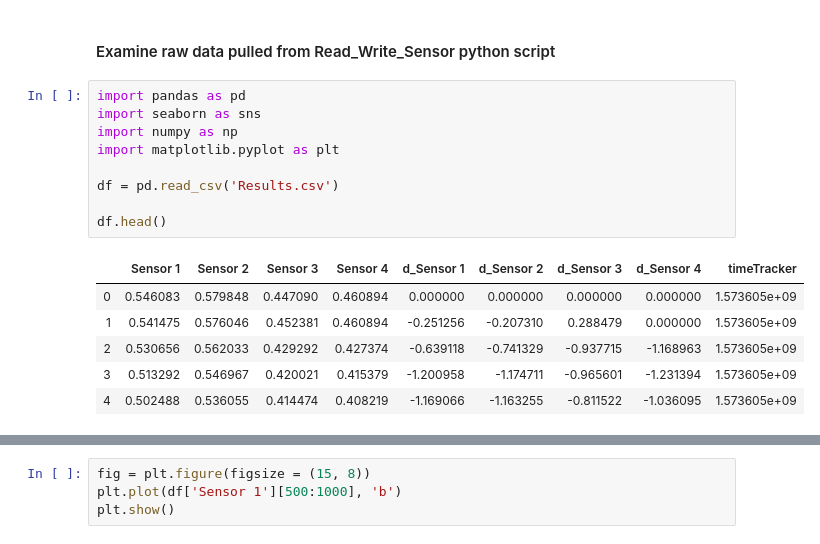
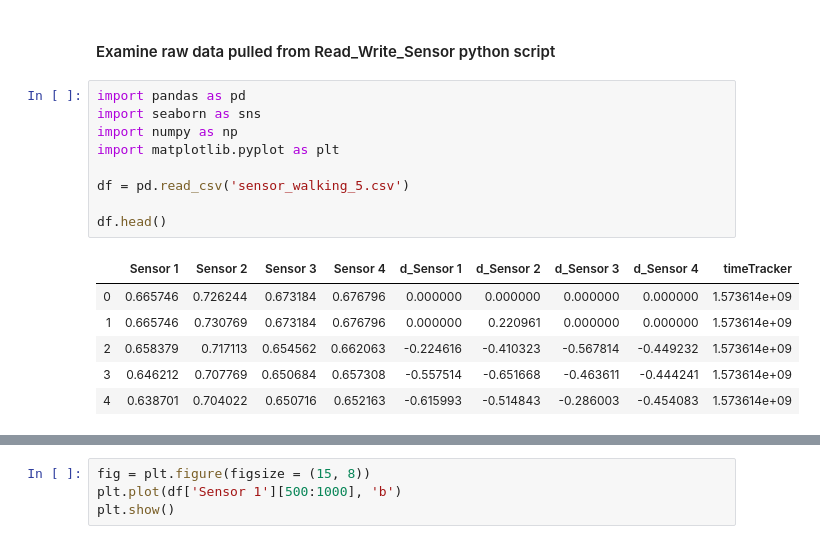
Before and after one commit to msfurr/coral_host, a Jupyter notebook: Jupyter_Notebooks/RawDataEDA.ipynb, the cells around one changed output, grey strips where cells are left out. Cells and saved outputs as stored; diff of their text form.

```diff
--- a/Jupyter_Notebooks/RawDataEDA.ipynb
+++ b/Jupyter_Notebooks/RawDataEDA.ipynb
@@ -3,19 +3,19 @@
 # %%
 import pandas as pd
 import seaborn as sns
 import numpy as np
 import matplotlib.pyplot as plt
 
-df = pd.read_csv('Results.csv')
+df = pd.read_csv('sensor_walking_5.csv')
 
 df.head()
 # %% [output]
 |  | Sensor 1 | Sensor 2 | Sensor 3 | Sensor 4 | d_Sensor 1 | d_Sensor 2 | d_Sensor 3 | d_Sensor 4 | timeTracker |
-| 0 | 0.546083 | 0.579848 | 0.447090 | 0.460894 | 0.000000 | 0.000000 | 0.000000 | 0.000000 | 1.573605e+09 |
-| 1 | 0.541475 | 0.576046 | 0.452381 | 0.460894 | -0.251256 | -0.207310 | 0.288479 | 0.000000 | 1.573605e+09 |
-| 2 | 0.530656 | 0.562033 | 0.429292 | 0.427374 | -0.639118 | -0.741329 | -0.937715 | -1.168963 | 1.573605e+09 |
-| 3 | 0.513292 | 0.546967 | 0.420021 | 0.415379 | -1.200958 | -1.174711 | -0.965601 | -1.231394 | 1.573605e+09 |
-| 4 | 0.502488 | 0.536055 | 0.414474 | 0.408219 | -1.169066 | -1.163255 | -0.811522 | -1.036095 | 1.573605e+09 |
+| 0 | 0.665746 | 0.726244 | 0.673184 | 0.676796 | 0.000000 | 0.000000 | 0.000000 | 0.000000 | 1.573614e+09 |
+| 1 | 0.665746 | 0.730769 | 0.673184 | 0.676796 | 0.000000 | 0.220961 | 0.000000 | 0.000000 | 1.573614e+09 |
+| 2 | 0.658379 | 0.717113 | 0.654562 | 0.662063 | -0.224616 | -0.410323 | -0.567814 | -0.449232 | 1.573614e+09 |
+| 3 | 0.646212 | 0.707769 | 0.650684 | 0.657308 | -0.557514 | -0.651668 | -0.463611 | -0.444241 | 1.573614e+09 |
+| 4 | 0.638701 | 0.704022 | 0.650716 | 0.652163 | -0.615993 | -0.514843 | -0.286003 | -0.454083 | 1.573614e+09 |
 # %%
 fig = plt.figure(figsize = (15, 8))
 plt.subplot(4,1,1)
```
Also changed, not shown: parts of 1 cell of this notebook, 11 other files.
